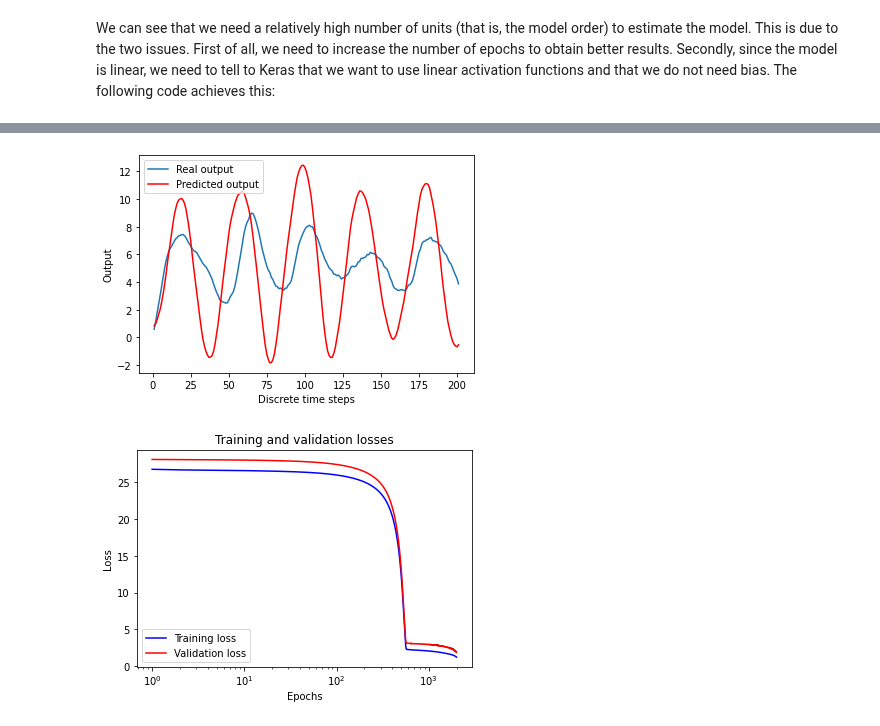
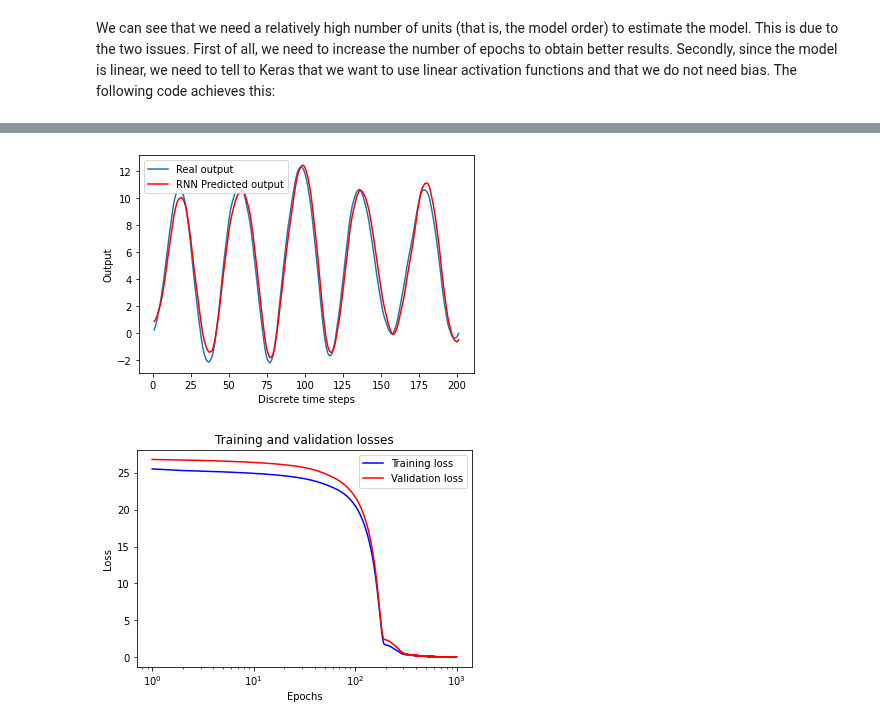
Before and after one commit to puneet-panwar/All_about_LSTMs, a Jupyter notebook: System_identification_by_Aleksandar_Haber_copy.ipynb, the cells around one changed output, grey strips where cells are left out. Saved outputs shown, nothing was run; the diff lists cells and outputs as text; code cells hidden in the pictures.

```diff
--- a/System_identification_by_Aleksandar_Haber_copy.ipynb
+++ b/System_identification_by_Aleksandar_Haber_copy.ipynb
@@ -365,16 +365,16 @@ try for different number of units. (exercise)
 # %% [markdown]
 We can see that we need a relatively high number of units (that is, the model order) to estimate the model. This is due to the two issues. First of all, we need to increase the number of epochs to obtain better results. Secondly, since the model is linear, we need to tell to Keras that we want to use linear activation functions and that we do not need bias. The following code achieves this:
 # %%
-model=Sequential()
-model.add(SimpleRNN(2, input_shape=(trainX.shape[1],trainX.shape[2]),use_bias=False, activation='linear',return_sequences=True))
+model_RNN=Sequential()
+model_RNN.add(SimpleRNN(2, input_shape=(trainX.shape[1],trainX.shape[2]),use_bias=False, activation='linear',return_sequences=True))
 #model.add(GRU(32, input_shape=(trainX.shape[1],trainX.shape[2]),return_sequences=True))
 #model.add(LSTM(32, input_shape=(trainX.shape[1],trainX.shape[2]),return_sequences=True))
 #model.add(Dense(1))
 
-model.add(Dense(1, activation='linear', use_bias=False))
+model_RNN.add(Dense(1, activation='linear', use_bias=False))
 #model.add(TimeDistributed(Dense(1,activation="linear",use_bias=False)))  #there is no difference between this and model.add(Dense(1))...
 # does not make sense to use metrics=['acc'], see https://stackoverflow.com/questions/41819457/zero-accuracy-training-a-neural-network-in-keras
-model.compile(optimizer=RMSprop(), loss='mean_squared_error', metrics=['mse'])
+model_RNN.compile(optimizer=RMSprop(), loss='mean_squared_error', metrics=['mse'])
 # after every epoch, we save the model, this is the absolute path on my C: drive, so the path is
 # C:\python_files\system_identification\models\
 dir = './model_weights_RNN'
@@ -389,4 +389,7 @@ for files in os.listdir(dir):
 filepath='./model_weights_RNN/weights-{epoch:02d}-{val_loss:.6f}.hdf5'
 checkpoint = ModelCheckpoint(filepath, monitor='val_loss', verbose=0, save_best_only=True, save_weights_only=False, mode='auto', period=1)
 callbacks_list = [checkpoint]
-history=model.fit(trainX, output_train , epochs=2000, batch_size=1, callbacks=callbacks_list, validation_data=(validateX,output_validate), verbose=2)
+history=model_RNN.fit(trainX, output_train , epochs=1000, batch_size=1, callbacks=callbacks_list, validation_data=(validateX,output_validate), verbose=2)
+
+# use the test data to predict the model response
+testPredict_RNN = model_RNN.predict(testX)
@@ -393,33 +414,33 @@ history=model.fit(trainX, output_train , epochs=2000, batch_size=1, callbacks=ca
 # %%
 ###############################################################################
-#  Plot the predicted and "true" output and plot training and validation losses
+#  Plot the RNN predicted and "true" output and plot training and validation losses
 ###############################################################################
 
 # plot the predicted and the "true" (test) outputs
 time_plot=range(1,time+2)
 plt.figure()
-plt.plot(time_plot,testPredict[0,:,0], label='Real output')
-plt.plot(time_plot,output_test[0,:],'r', label='Predicted output')
+plt.plot(time_plot,testPredict_RNN[0,:,0], label='Real output')
+plt.plot(time_plot,output_test[0,:],'r', label='RNN Predicted output')
 plt.xlabel('Discrete time steps')
 plt.ylabel('Output')
 plt.legend()
 plt.savefig('responseRNN32.png')
 plt.show()
 
 loss=history.history['loss']
 val_loss=history.history['val_loss']
 epochs=range(1,len(loss)+1)
 plt.figure()
 plt.plot(epochs, loss,'b', label='Training loss')
 plt.plot(epochs, val_loss,'r', label='Validation loss')
 plt.title('Training and validation losses')
 plt.xlabel('Epochs')
 plt.ylabel('Loss')
 plt.xscale('log')
 #plt.yscale('log')
 plt.legend()
 plt.savefig('lossRNN32.png')
 plt.show()
 # %% [output]
-[figure, old version]
+[figure, new version]
-[figure, old version]
+[figure, new version]
```
Also changed, not shown: parts of 3 cells of this notebook.
